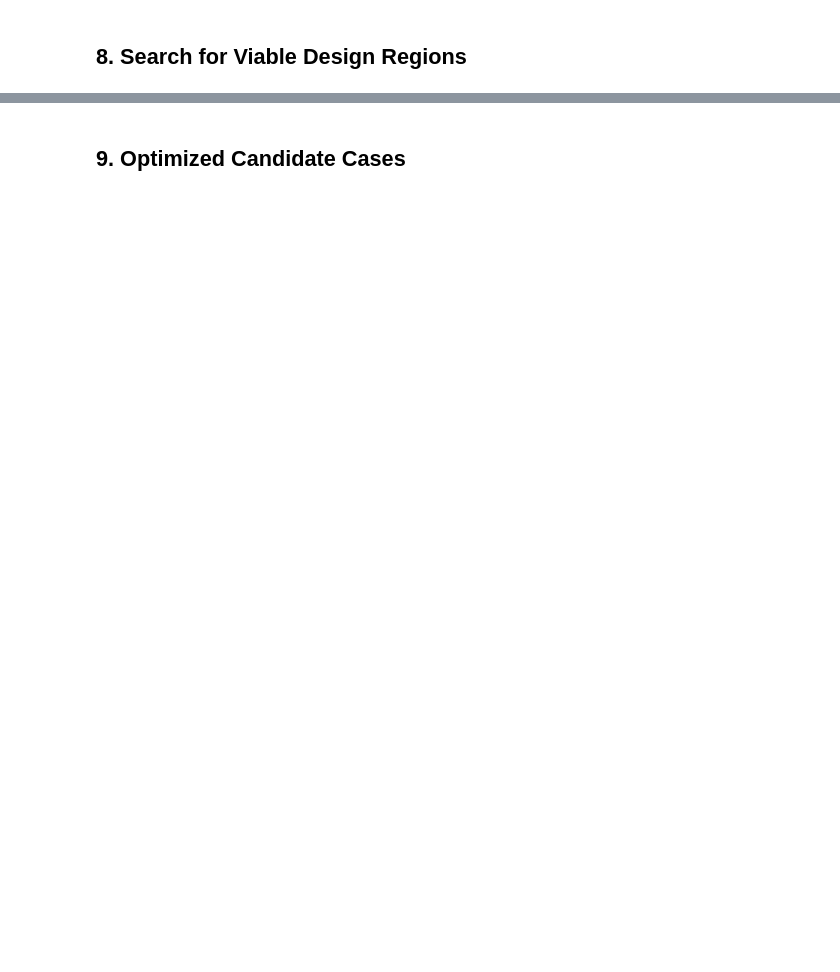
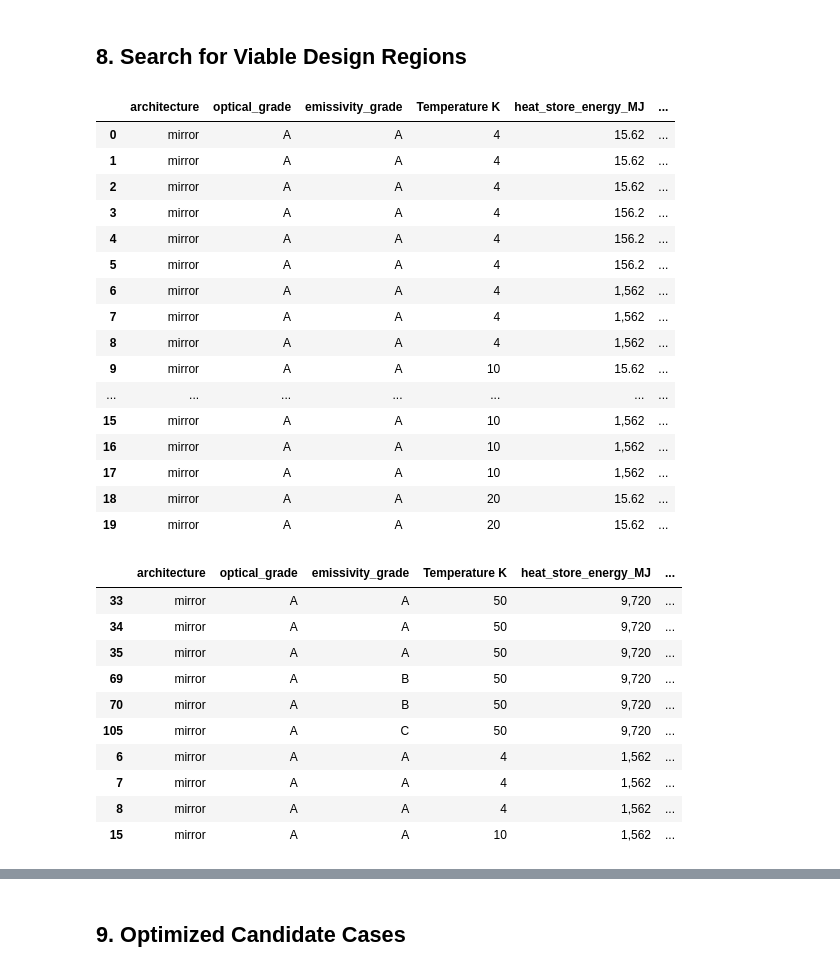
Before and after one commit to AlanCoding/hourglass-stealth, a Jupyter notebook: notebooks/01_blog_calcs_sheet.ipynb, the cells around one changed output, grey strips where cells are left out. Drawn from its saved outputs; the diff is of its cells as text; code cells hidden in the pictures; blank space fills up the shorter version.

```diff
--- a/notebooks/01_blog_calcs_sheet.ipynb
+++ b/notebooks/01_blog_calcs_sheet.ipynb
@@ -26,2 +169,17 @@ Out of scope for the first pass:
 # %% [markdown]
 ## 4. Emissivity and Thermal Luminosity
+# %%
+emitting_area_m2 = 10.0
+temperatures_k = [4, 10, 20, 50]
+rows = []
+for temperature_k in temperatures_k:
+    for grade, values in EMISSIVITY_GRADES.items():
+        rows.append({
+            'Temperature K': temperature_k,
+            'Wien peak um': wien_peak_um(temperature_k),
+            'Emissivity grade': grade,
+            'Emissivity': values['emissivity'],
+            'Thermal luminosity W': graybody_luminosity_w(values['emissivity'], emitting_area_m2, temperature_k),
+        })
+thermal_luminosity_df = pd.DataFrame(rows)
+display(thermal_luminosity_df)
@@ -34,2 +306,59 @@ Out of scope for the first pass:
 # %% [markdown]
 ## 8. Search for Viable Design Regions
+# %%
+min_dwell_years = 1.0
+max_survey_detection_range_em = 1.0
+
+def classify_case(row):
+    dwell_ratio = row['dwell_time_years'] / min_dwell_years
+    survey_ratio = row['survey_detection_distance_EM'] / max_survey_detection_range_em
+    strong = dwell_ratio >= 1.0 and survey_ratio <= 1.0
+    marginal = dwell_ratio >= 1/3 or survey_ratio <= 3.0
+    if strong:
+        return 'Strong'
+    if marginal:
+        return 'Marginal'
+    return 'Dead'
+
+viability_df = scenario_grid_df.copy()
+viability_df['Temperature K'] = viability_df['wien_peak_um'].map(lambda peak: round(2898.0 / peak, 6))
+viability_df['Verdict'] = viability_df.apply(classify_case, axis=1)
+summary_cols = ['architecture', 'optical_grade', 'emissivity_grade', 'Temperature K', 'heat_store_energy_MJ', 'detector_diameter_m', 'dwell_time_years', 'survey_detection_distance_EM', 'Verdict']
+display(viability_df[summary_cols].head(20))
+
+top_dwell_df = viability_df[viability_df['survey_detection_distance_EM'] < 1.0].nlargest(10, 'dwell_time_years')[summary_cols]
+top_stealth_df = viability_df[viability_df['dwell_time_years'] > 1.0].nsmallest(10, 'survey_detection_distance_EM')[summary_cols]
+smallest_viable_df = viability_df[(viability_df['dwell_time_years'] >= 1.0) & (viability_df['survey_detection_distance_EM'] <= 1.0)].nsmallest(10, 'heat_store_energy_MJ')[summary_cols]
+
+display(top_dwell_df)
+display(top_stealth_df)
+display(smallest_viable_df)
+# %% [output]
+|  | architecture | optical_grade | emissivity_grade | Temperature K | heat_store_energy_MJ | ... |
+| 0 | mirror | A | A | 4 | 15.62 | ... |
+| 1 | mirror | A | A | 4 | 15.62 | ... |
+| 2 | mirror | A | A | 4 | 15.62 | ... |
+| 3 | mirror | A | A | 4 | 156.2 | ... |
+| 4 | mirror | A | A | 4 | 156.2 | ... |
+| 5 | mirror | A | A | 4 | 156.2 | ... |
+| 6 | mirror | A | A | 4 | 1,562 | ... |
+| 7 | mirror | A | A | 4 | 1,562 | ... |
+| 8 | mirror | A | A | 4 | 1,562 | ... |
+| 9 | mirror | A | A | 10 | 15.62 | ... |
+| ... | ... | ... | ... | ... | ... | ... |
+| 15 | mirror | A | A | 10 | 1,562 | ... |
+| 16 | mirror | A | A | 10 | 1,562 | ... |
+| 17 | mirror | A | A | 10 | 1,562 | ... |
+| 18 | mirror | A | A | 20 | 15.62 | ... |
+| 19 | mirror | A | A | 20 | 15.62 | ... |
+|  | architecture | optical_grade | emissivity_grade | Temperature K | heat_store_energy_MJ | ... |
+| 33 | mirror | A | A | 50 | 9,720 | ... |
+| 34 | mirror | A | A | 50 | 9,720 | ... |
+| 35 | mirror | A | A | 50 | 9,720 | ... |
+| 69 | mirror | A | B | 50 | 9,720 | ... |
+| 70 | mirror | A | B | 50 | 9,720 | ... |
+| 105 | mirror | A | C | 50 | 9,720 | ... |
+| 6 | mirror | A | A | 4 | 1,562 | ... |
+| 7 | mirror | A | A | 4 | 1,562 | ... |
+| 8 | mirror | A | A | 4 | 1,562 | ... |
+| 15 | mirror | A | A | 10 | 1,562 | ... |
```
Also changed, not shown: parts of 17 cells of this notebook, 9 other files.
